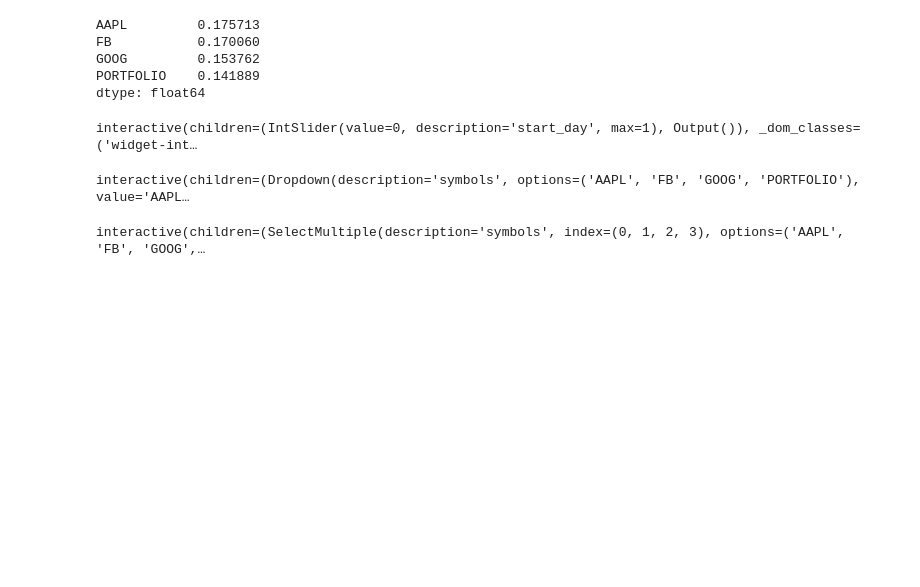
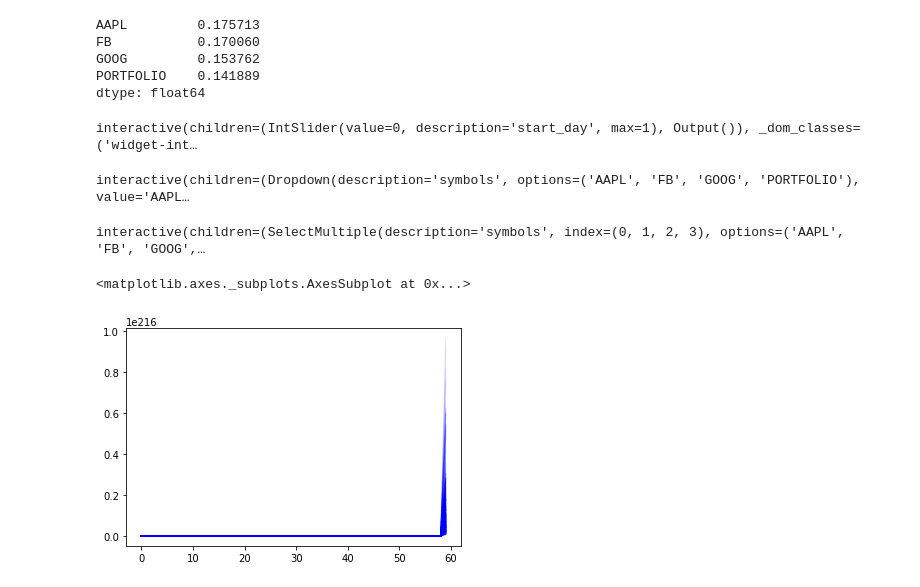
Before and after one commit to Luumo/financial-investment-tools, a Jupyter notebook: main.ipynb, the cells around one changed output. Cells and saved outputs as stored; diff of their text form; code cells hidden in the pictures; blank space fills up the shorter version.

```diff
--- a/main.ipynb
+++ b/main.ipynb
@@ -252,3 +252,12 @@ def plot_multiple(variables):
     df[list(variables)].plot()
 # %% [output]
 interactive(children=(SelectMultiple(description='symbols', index=(0, 1, 2, 3), options=('AAPL', 'FB', 'GOOG',…
+# %%
+
+prf_returns = portfolio.total_returns('1y')
+simulated = pd.DataFrame([((prf_returns.iloc[random.choices(range(len(prf_returns)), k=60)]).mean(axis=1)).cumprod().values for x in range (1000)]).T
+# %%
+simulated.plot(legend=False, linewidth=1, alpha=0.1, color='blue')
+# %% [output]
+<matplotlib.axes._subplots.AxesSubplot at 0x...>
+[figure, added]
```
Also changed, not shown: parts of 1 cell of this notebook.
